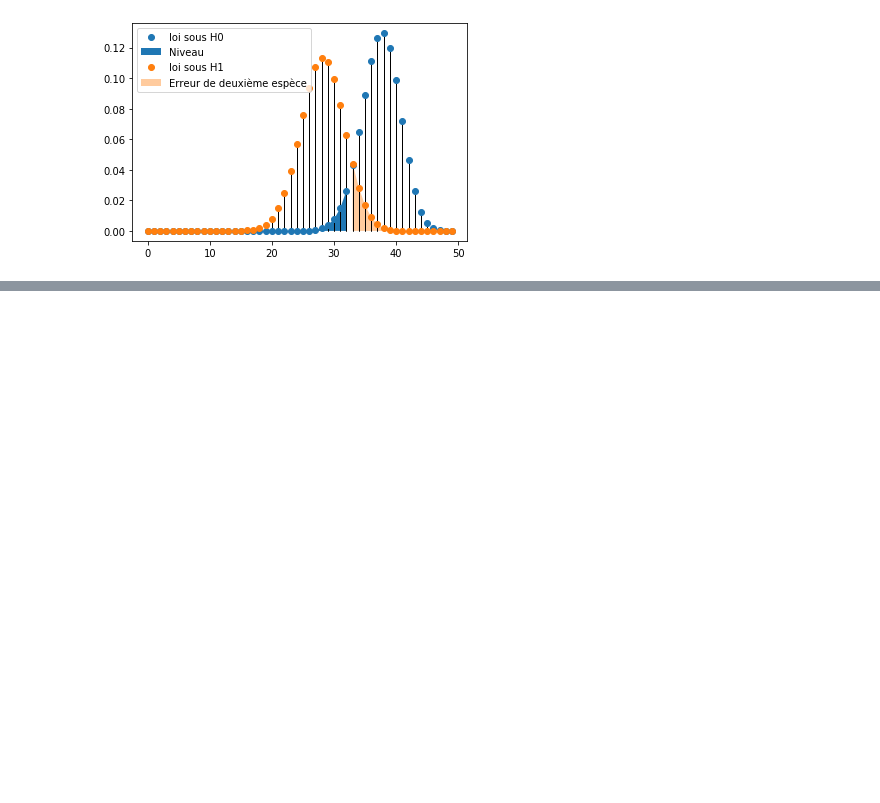
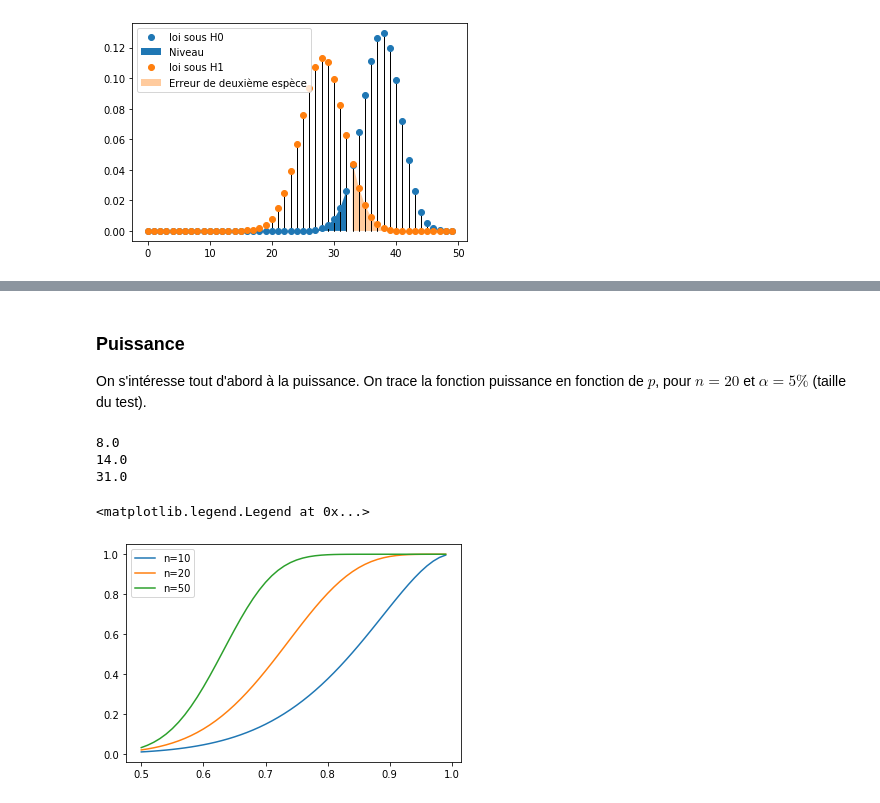
Before and after one commit to baeyc/tpTestsL3MASS, a Jupyter notebook: tp1.ipynb, the cells around one changed output, grey strips where cells are left out. Drawn from its saved outputs; the diff is of its cells as text; code cells hidden in the pictures; blank space fills up the shorter version.

```diff
--- a/tp1.ipynb
+++ b/tp1.ipynb
@@ -144,0 +176,40 @@ On a donc $\Theta_0 = \{p_0\}$ et $\Theta_1 = ]p_0,1]$.
+# %% [markdown]
+### Puissance
+On s'intéresse tout d'abord à la puissance. On trace la fonction puissance en fonction de $p$, pour $n=20$ et $\alpha=5\%$ (taille du test).
+# %%
+# construction de la région de rejet
+n=10
+niveau=0.05
+seuil_rejet = binom.ppf(0.95,n,0.5)
+print(seuil_rejet)
+
+# calcul de la puissance, une fois que la zone de rejet a été définie
+p1 = np.arange(0.5,1,0.01)
+puissance = 1-binom.cdf(seuil_rejet,n,p1)
+
+plt.plot(p1,puissance,label="n=10")
+
+# on peut aussi faire varier n comme dans la question précédente
+n=20
+seuil_rejet = binom.ppf(0.95,n,0.5)
+print(seuil_rejet)
+
+puissance = 1-binom.cdf(seuil_rejet,n,p1)
+
+plt.plot(p1,puissance,label="n=20")
+
+n=50
+seuil_rejet = binom.ppf(0.95,n,0.5)
+print(seuil_rejet)
+
+puissance = 1-binom.cdf(seuil_rejet,n,p1)
+
+plt.plot(p1,puissance,label="n=50")
+
+plt.legend()
+# %% [output]
+8.0
+14.0
+31.0
+<matplotlib.legend.Legend at 0x...>
+[figure, added]
```
Also changed, not shown: parts of 17 cells of this notebook.
